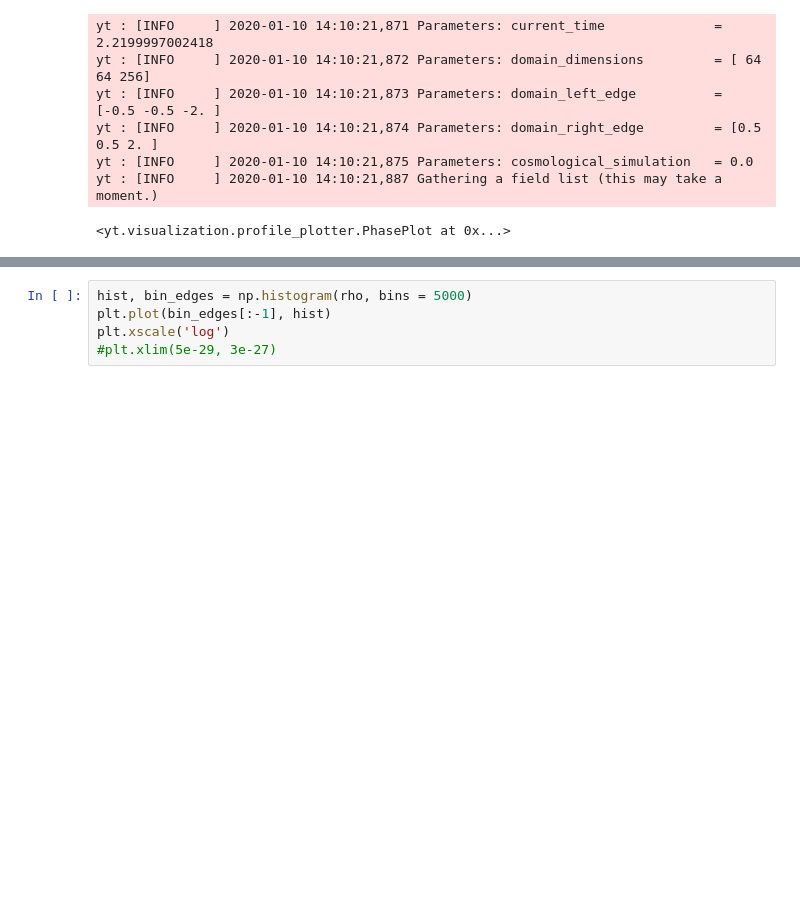
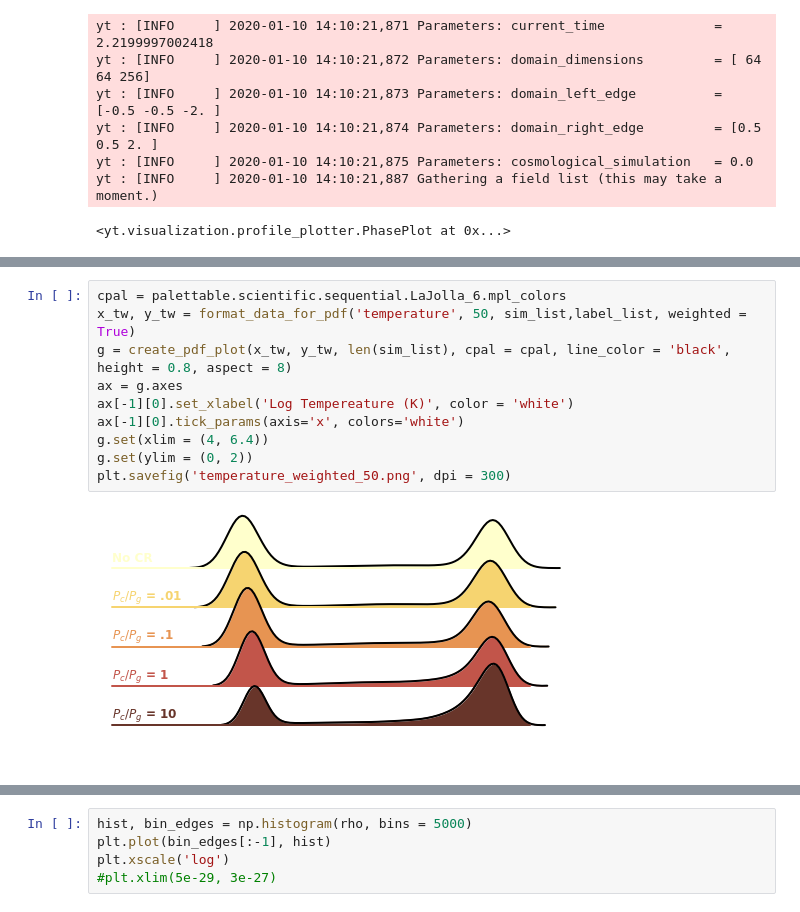
Before and after one commit to ibutsky/thermal_instabilities, a Jupyter notebook: analysis/test.ipynb, the cells around one changed output, grey strips where cells are left out. Cells and saved outputs as stored; diff of their text form; blank space fills up the shorter version.

```diff
--- a/analysis/test.ipynb
+++ b/analysis/test.ipynb
@@ -592,0 +396,12 @@ plt.show()
+# %%
+cpal = palettable.scientific.sequential.LaJolla_6.mpl_colors
+x_tw, y_tw = format_data_for_pdf('temperature', 50, sim_list,label_list, weighted = True)
+g = create_pdf_plot(x_tw, y_tw, len(sim_list), cpal = cpal, line_color = 'black', height = 0.8, aspect = 8)
+ax = g.axes
+ax[-1][0].set_xlabel('Log Tempereature (K)', color = 'white')
+ax[-1][0].tick_params(axis='x', colors='white')
+g.set(xlim = (4, 6.4))
+g.set(ylim = (0, 2))
+plt.savefig('temperature_weighted_50.png', dpi = 300)
+# %% [output]
+[figure, added]
```
Also changed, not shown: parts of 29 cells of this notebook, 10 other files.
